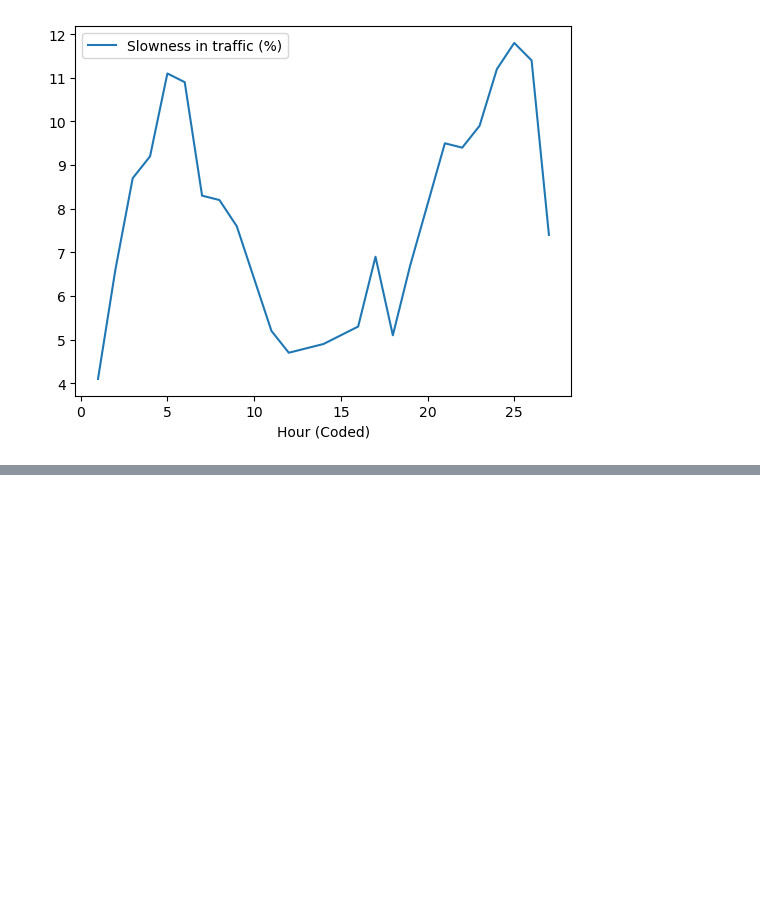
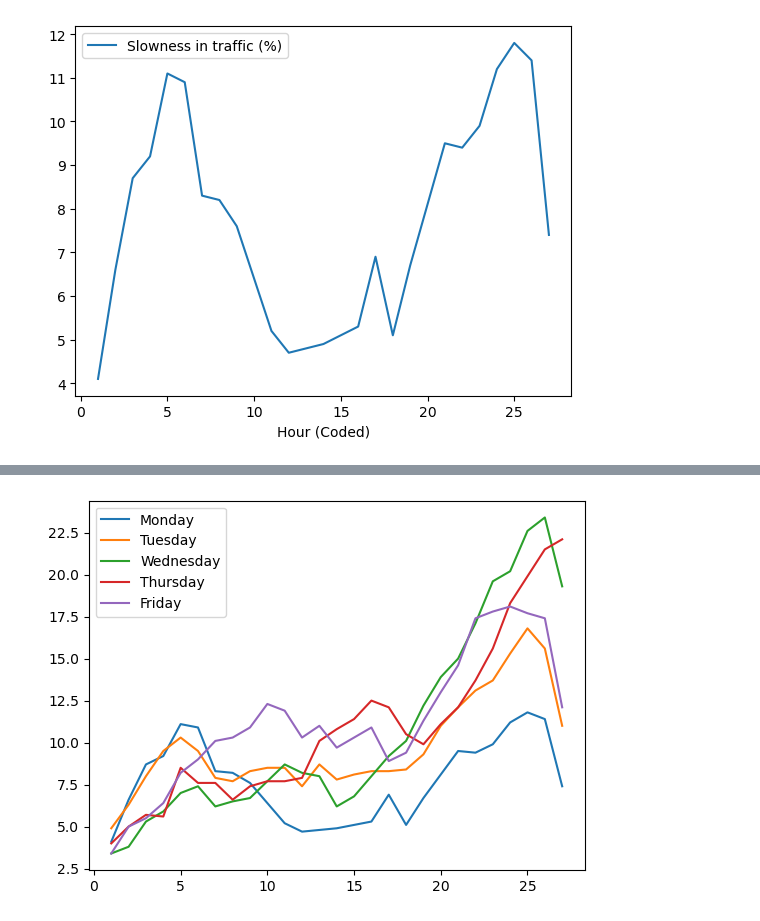
Before and after one commit to dev-alissonalves/data-scientist-dataquest, a Jupyter notebook: part02 - data_analysis_and_visualization/5-introduction-to-data-visualization/notebooks/03-pandas_visualizations_and_grid_charts.ipynb, the cells around one changed output, grey strips where cells are left out. Saved outputs shown, nothing was run; the diff lists cells and outputs as text; code cells hidden in the pictures; blank space fills up the shorter version.

```diff
--- a/part02 - data_analysis_and_visualization/5-introduction-to-data-visualization/notebooks/03-pandas_visualizations_and_grid_charts.ipynb
+++ b/part02 - data_analysis_and_visualization/5-introduction-to-data-visualization/notebooks/03-pandas_visualizations_and_grid_charts.ipynb
@@ -96,0 +109,10 @@ plt.show()
+# %%
+for day in days:
+        plt.plot(traffic_per_day[day]['Hour (Coded)'],
+             traffic_per_day[day]['Slowness in traffic (%)'],
+             label=day)
+
+plt.legend()
+plt.show()
+# %% [output]
+[figure, added]
```
Also changed, not shown: parts of 1 cell of this notebook.
